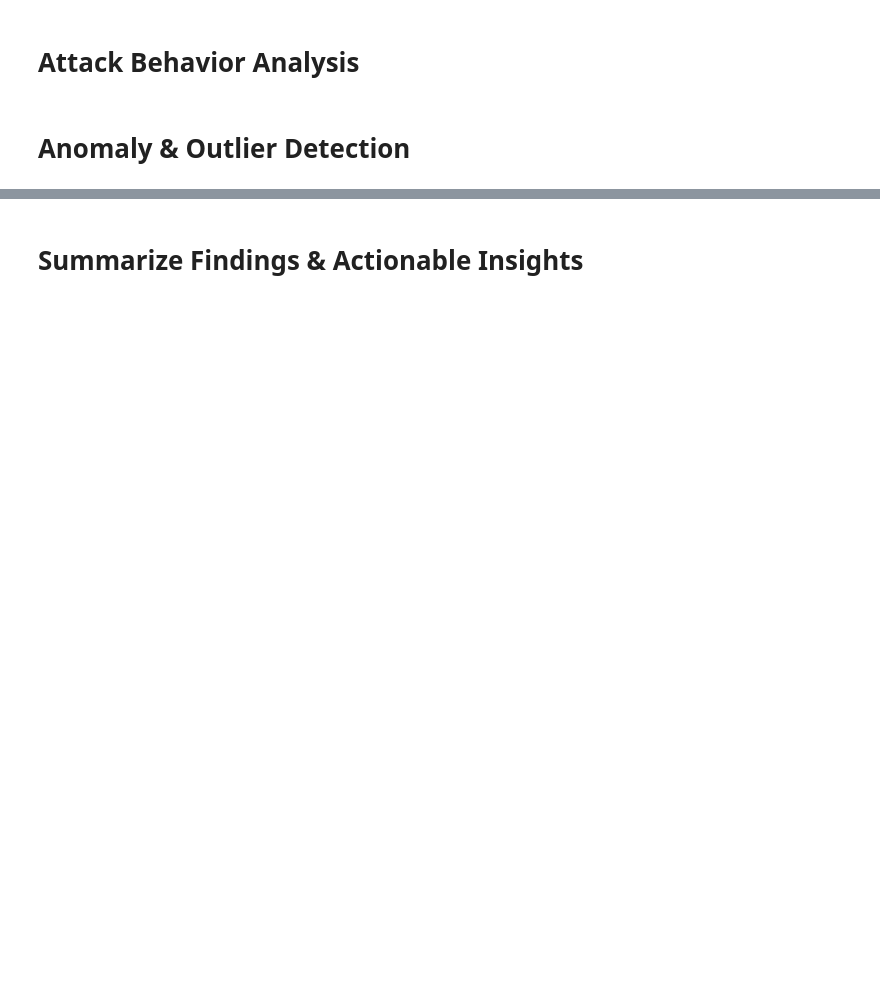
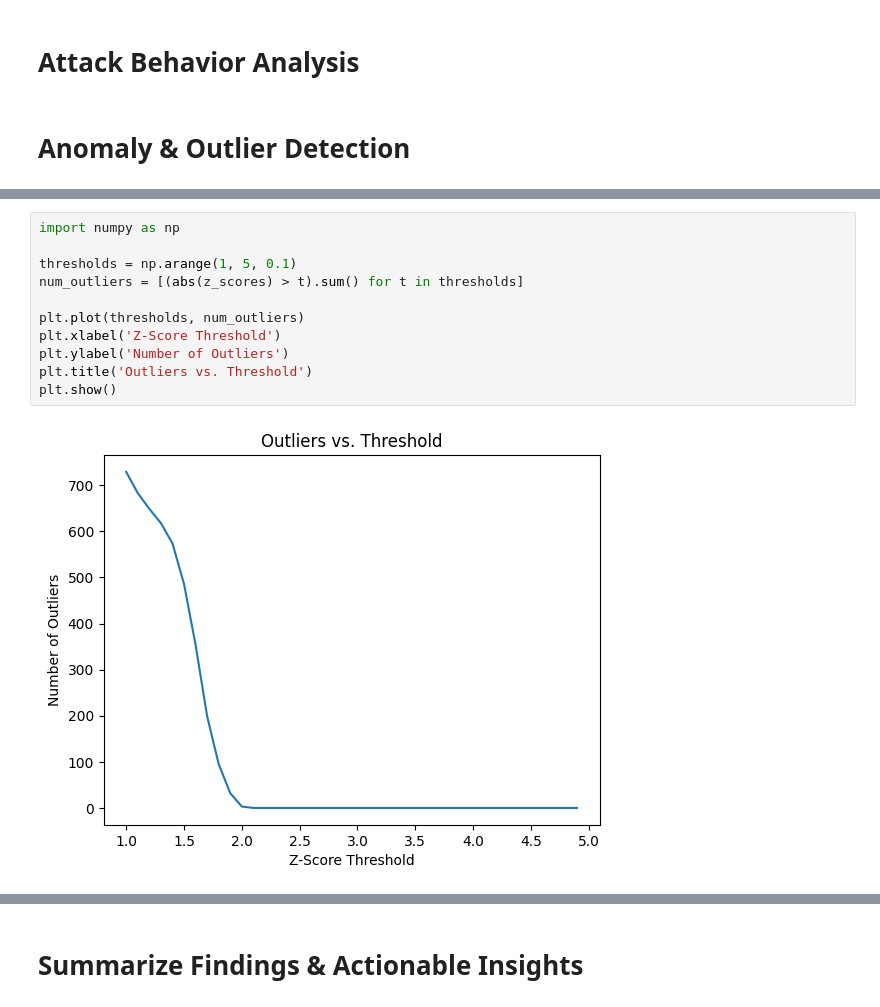
Before and after one commit to DannyAT97/loic-ddos-dataset, a Jupyter notebook: analysis.ipynb, the cells around one changed output, grey strips where cells are left out. Cells and saved outputs as stored; diff of their text form; blank space fills up the shorter version.

```diff
--- a/analysis.ipynb
+++ b/analysis.ipynb
@@ -197,0 +292,13 @@ TypeError: 'NoneType' object is not callable
+# %%
+import numpy as np
+
+thresholds = np.arange(1, 5, 0.1)
+num_outliers = [(abs(z_scores) > t).sum() for t in thresholds]
+
+plt.plot(thresholds, num_outliers)
+plt.xlabel('Z-Score Threshold')
+plt.ylabel('Number of Outliers')
+plt.title('Outliers vs. Threshold')
+plt.show()
+# %% [output]
+[figure, added]
```
Also changed, not shown: parts of 75 cells of this notebook, 1 other file.
